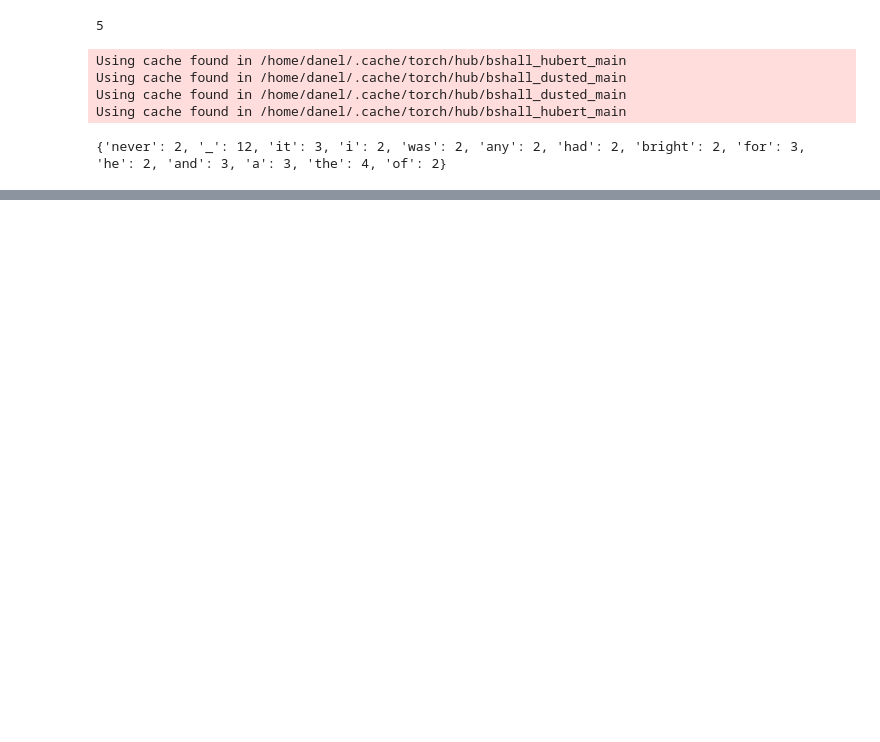
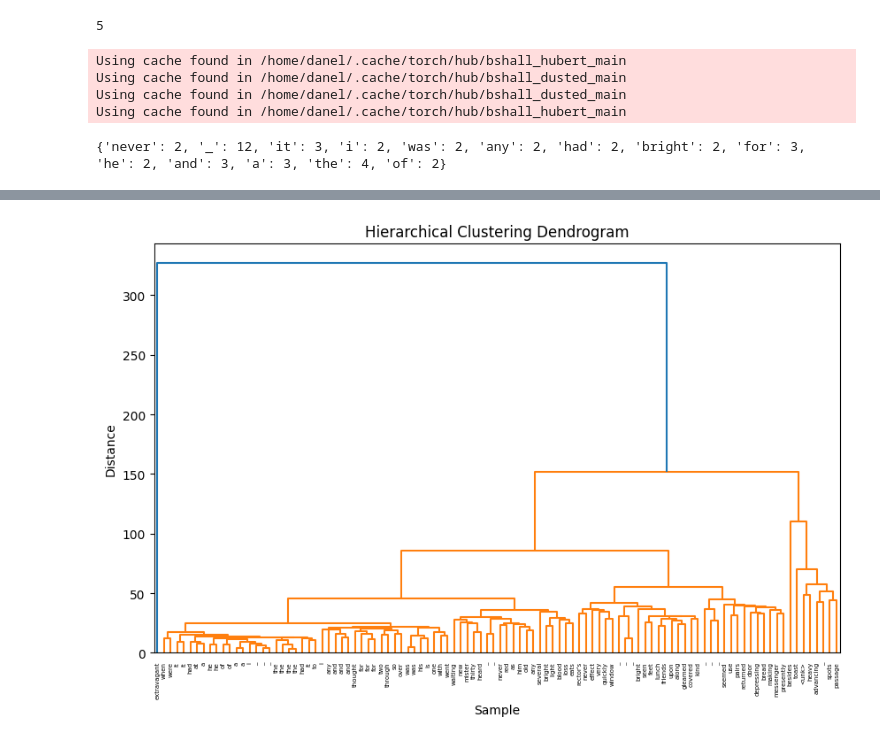
Before and after one commit to adendorffy/acoustic-units, a Jupyter notebook: demo.ipynb, the cells around one changed output, grey strips where cells are left out. Cells and saved outputs as stored; diff of their text form; code cells hidden in the pictures; blank space fills up the shorter version.

```diff
--- a/demo.ipynb
+++ b/demo.ipynb
@@ -169,0 +191,12 @@ a
+# %%
+from scipy.cluster.hierarchy import dendrogram
+
+# Dendrogram
+plt.figure(figsize=(10, 6))
+dendrogram(linked, labels=true_words)
+plt.title('Hierarchical Clustering Dendrogram')
+plt.xlabel('Sample')
+plt.ylabel('Distance')
+plt.show()
+# %% [output]
+[figure, added]
```
Also changed, not shown: parts of 5 cells of this notebook, 1 other file.
